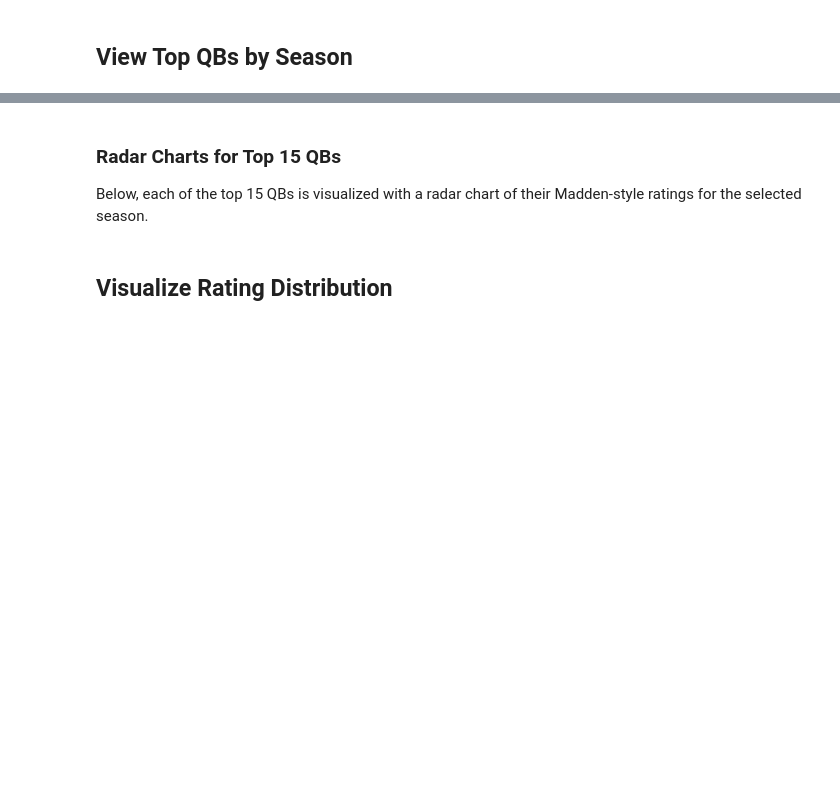
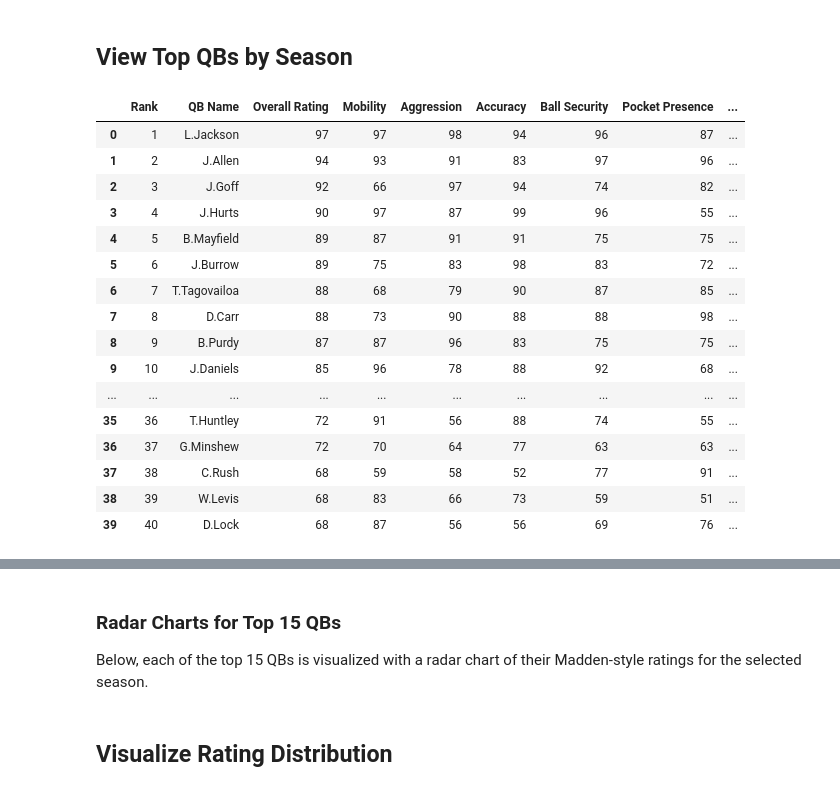
Before and after one commit to cgalgano/NFL-QB-Analysis, a Jupyter notebook: madden_style_ratings.ipynb, the cells around one changed output, grey strips where cells are left out. Saved outputs shown, nothing was run; the diff lists cells and outputs as text; code cells hidden in the pictures; blank space fills up the shorter version.

```diff
--- a/madden_style_ratings.ipynb
+++ b/madden_style_ratings.ipynb
@@ -359,26 +359,70 @@ Safe Ball Handler               45
 # %%
 # Select a season to view
 SEASON = 2024
 
 season_data = rated_df[rated_df['season'] == SEASON].copy()
-season_data = season_data.sort_values('overall_rating', ascending=False)
+season_data = season_data.sort_values('overall_rating', ascending=False).reset_index(drop=True)
 
-print(f"\n{'='*180}")
-print(f"TOP 15 QBs - {SEASON} SEASON (Madden-Style Ratings)")
-print(f"{'='*180}")
-print(f"{'Rank':<5} {'QB Name':<25} {'OVR':<5} {'MOB':<5} {'AGG':<5} {'ACC':<5} {'SEC':<5} {'POC':<5} {'PLY':<5} {'Archetype':<40}")
-print("-" * 180)
+# Add Rank column (1-based)
+season_data['Rank'] = season_data.index + 1
 
-for rank, (_, row) in enumerate(season_data.head(15).iterrows(), 1):
-    print(f"{rank:<5} {row['passer_player_name']:<25} "
-          f"{row['overall_rating']:<5} "
-          f"{row['mobility_rating']:<5} "
-          f"{row['aggression_rating']:<5} "
-          f"{row['accuracy_rating']:<5} "
-          f"{row['ball_security_rating']:<5} "
-          f"{row['pocket_presence_rating']:<5} "
-          f"{row['playmaking_rating']:<5} "
-          f"{row['archetype']:<40}")
+# Use the same column order as in the Madden app
+# (If you want to change the order, edit display_cols below)
+display_cols = [
+    'Rank', 'passer_player_name', 'overall_rating', 'mobility_rating', 'aggression_rating',
+    'accuracy_rating', 'ball_security_rating', 'pocket_presence_rating', 'playmaking_rating', 'archetype'
+ ]
+# Only keep columns that exist
+cols_to_show = [col for col in display_cols if col in season_data.columns]
+
+styled_table = season_data.head(40)[cols_to_show].rename(columns={
+    'Rank': 'Rank',
+    'passer_player_name': 'QB Name',
+    'overall_rating': 'Overall Rating',
+    'mobility_rating': 'Mobility',
+    'aggression_rating': 'Aggression',
+    'accuracy_rating': 'Accuracy',
+    'ball_security_rating': 'Ball Security',
+    'pocket_presence_rating': 'Pocket Presence',
+    'playmaking_rating': 'Playmaking',
+    'archetype': 'Archetype'
+})
+
+# Columns to apply background gradient (all rating/stat columns)
+gradient_cols = [
+    'Overall Rating', 'Mobility', 'Aggression', 'Accuracy',
+    'Ball Security', 'Pocket Presence', 'Playmaking'
+ ]
+gradient_cols = [col for col in gradient_cols if col in styled_table.columns]
+
+# Format dictionary for numeric columns
+format_dict = {col: "{:.0f}" for col in gradient_cols}
+
+# Apply background gradient to stat columns
+# Use 'RdYlGn' so green is best, red is worst (green=high, red=low)
+styled_table = styled_table.style.format(format_dict).background_gradient(
+    subset=gradient_cols, cmap='RdYlGn'  # green is high, red is low
+)
+
+from IPython.display import display
+display(styled_table)
 
 print("\nLegend: OVR=Overall, MOB=Mobility, AGG=Aggression, ACC=Accuracy, SEC=Ball Security, POC=Pocket Presence, PLY=Playmaking")
 # %% [output]
+|  | Rank | QB Name | Overall Rating | Mobility | Aggression | Accuracy | Ball Security | Pocket Presence | ... |
+| 0 | 1 | L.Jackson | 97 | 97 | 98 | 94 | 96 | 87 | ... |
+| 1 | 2 | J.Allen | 94 | 93 | 91 | 83 | 97 | 96 | ... |
+| 2 | 3 | J.Goff | 92 | 66 | 97 | 94 | 74 | 82 | ... |
+| 3 | 4 | J.Hurts | 90 | 97 | 87 | 99 | 96 | 55 | ... |
+| 4 | 5 | B.Mayfield | 89 | 87 | 91 | 91 | 75 | 75 | ... |
+| 5 | 6 | J.Burrow | 89 | 75 | 83 | 98 | 83 | 72 | ... |
+| 6 | 7 | T.Tagovailoa | 88 | 68 | 79 | 90 | 87 | 85 | ... |
+| 7 | 8 | D.Carr | 88 | 73 | 90 | 88 | 88 | 98 | ... |
+| 8 | 9 | B.Purdy | 87 | 87 | 96 | 83 | 75 | 75 | ... |
+| 9 | 10 | J.Daniels | 85 | 96 | 78 | 88 | 92 | 68 | ... |
+| ... | ... | ... | ... | ... | ... | ... | ... | ... | ... |
+| 35 | 36 | T.Huntley | 72 | 91 | 56 | 88 | 74 | 55 | ... |
+| 36 | 37 | G.Minshew | 72 | 70 | 64 | 77 | 63 | 63 | ... |
+| 37 | 38 | C.Rush | 68 | 59 | 58 | 52 | 77 | 91 | ... |
+| 38 | 39 | W.Levis | 68 | 83 | 66 | 73 | 59 | 51 | ... |
+| 39 | 40 | D.Lock | 68 | 87 | 56 | 56 | 69 | 76 | ... |
```
Also changed, not shown: parts of 8 cells of this notebook, 2 other files.
